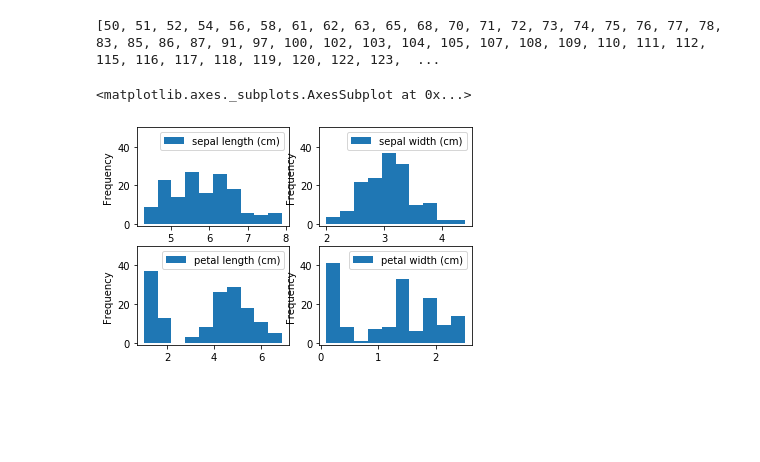
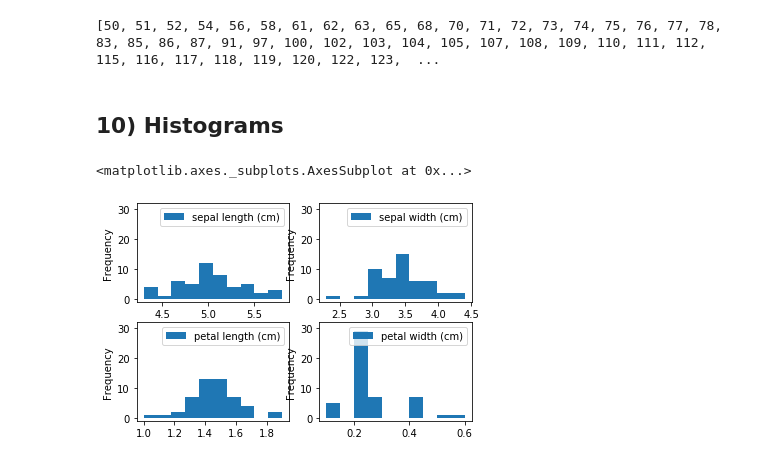
Before and after one commit to rafb10/CPS_ML, a Jupyter notebook: ML_lab1_Intro_and_schedule.ipynb, the cells around one changed output. Saved outputs shown, nothing was run; the diff lists cells and outputs as text; code cells hidden in the pictures; blank space fills up the shorter version.

```diff
--- a/ML_lab1_Intro_and_schedule.ipynb
+++ b/ML_lab1_Intro_and_schedule.ipynb
@@ -157,13 +176,19 @@ for index, row in iris.iterrows():
 print(indexes)
 # %% [output]
 [50, 51, 52, 54, 56, 58, 61, 62, 63, 65, 68, 70, 71, 72, 73, 74, 75, 76, 77, 78, 83, 85, 86, 87, 91, 97, 100, 102, 103, 104, 105, 107, 108, 109, 110, 111, 112, 115, 116, 117, 118, 119, 120, 122, 123,  ...
+# %% [markdown]
+## 10) Histograms
+# %%
+iris_target_0 = iris[iris['target'] == 0.0]
+iris_target_1 = iris[iris['target'] == 1.0]
+iris_target_2 = iris[iris['target'] == 2.0]
 # %%
 fig, axes = plt.subplots(nrows = 2, ncols=2)
-yLim = [-1, 50]
-iris.plot(kind='hist',y='sepal length (cm)', ax=axes[0,0], ylim=yLim)
-iris.plot(kind='hist',y='sepal width (cm)', ax=axes[0,1], ylim=yLim)
-iris.plot(kind='hist',y='petal length (cm)', ax=axes[1,0], ylim=yLim)
-iris.plot(kind='hist',y='petal width (cm)', ax=axes[1,1], ylim=yLim)
+yLim = [-1, 32]
+iris_target_0.plot(kind='hist',y='sepal length (cm)', ax=axes[0,0], ylim=yLim)
+iris_target_0.plot(kind='hist',y='sepal width (cm)', ax=axes[0,1], ylim=yLim)
+iris_target_0.plot(kind='hist',y='petal length (cm)', ax=axes[1,0], ylim=yLim)
+iris_target_0.plot(kind='hist',y='petal width (cm)', ax=axes[1,1], ylim=yLim)
 # %% [output]
 <matplotlib.axes._subplots.AxesSubplot at 0x...>
-[figure, old version]
+[figure, new version]
```
Also changed, not shown: parts of 11 cells of this notebook.
